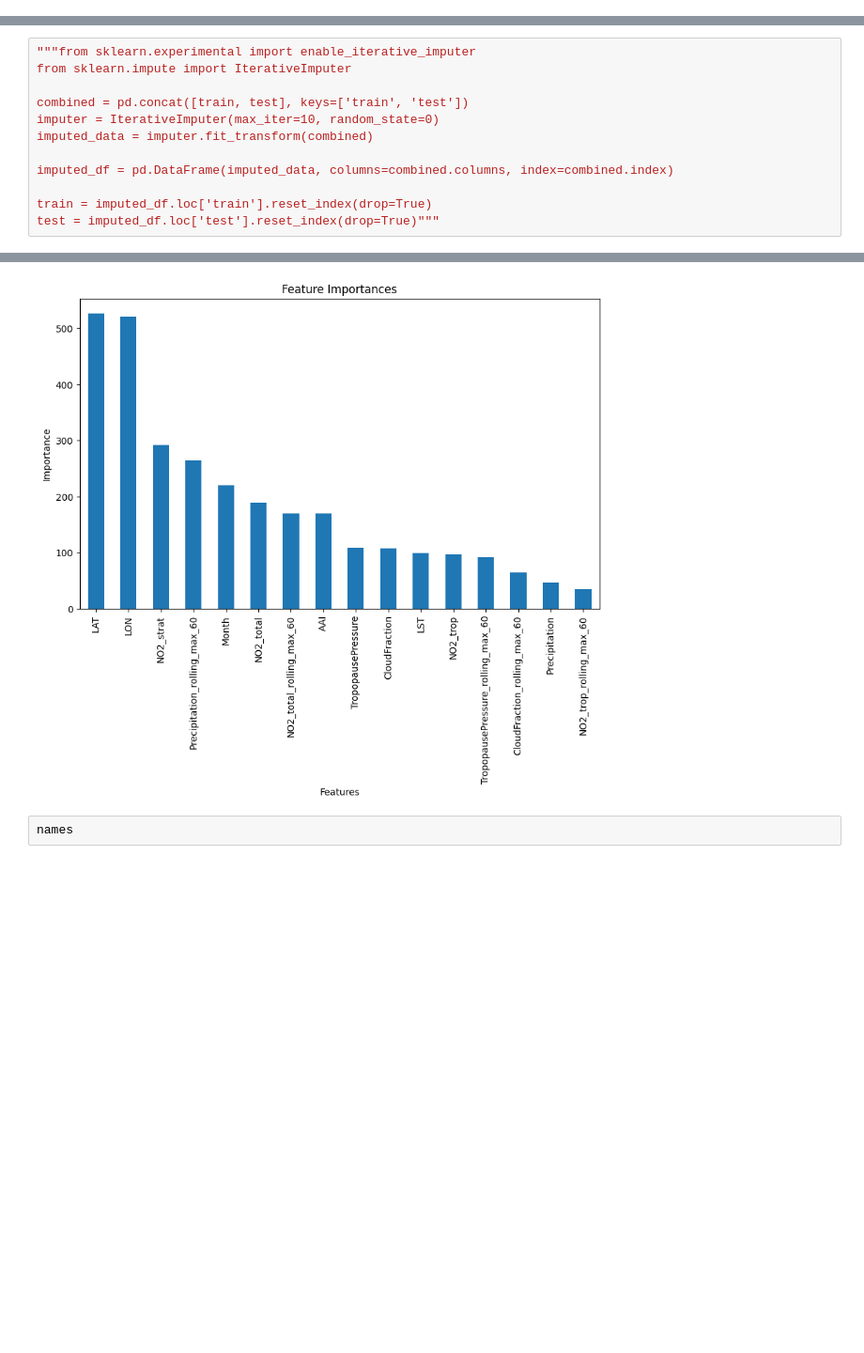
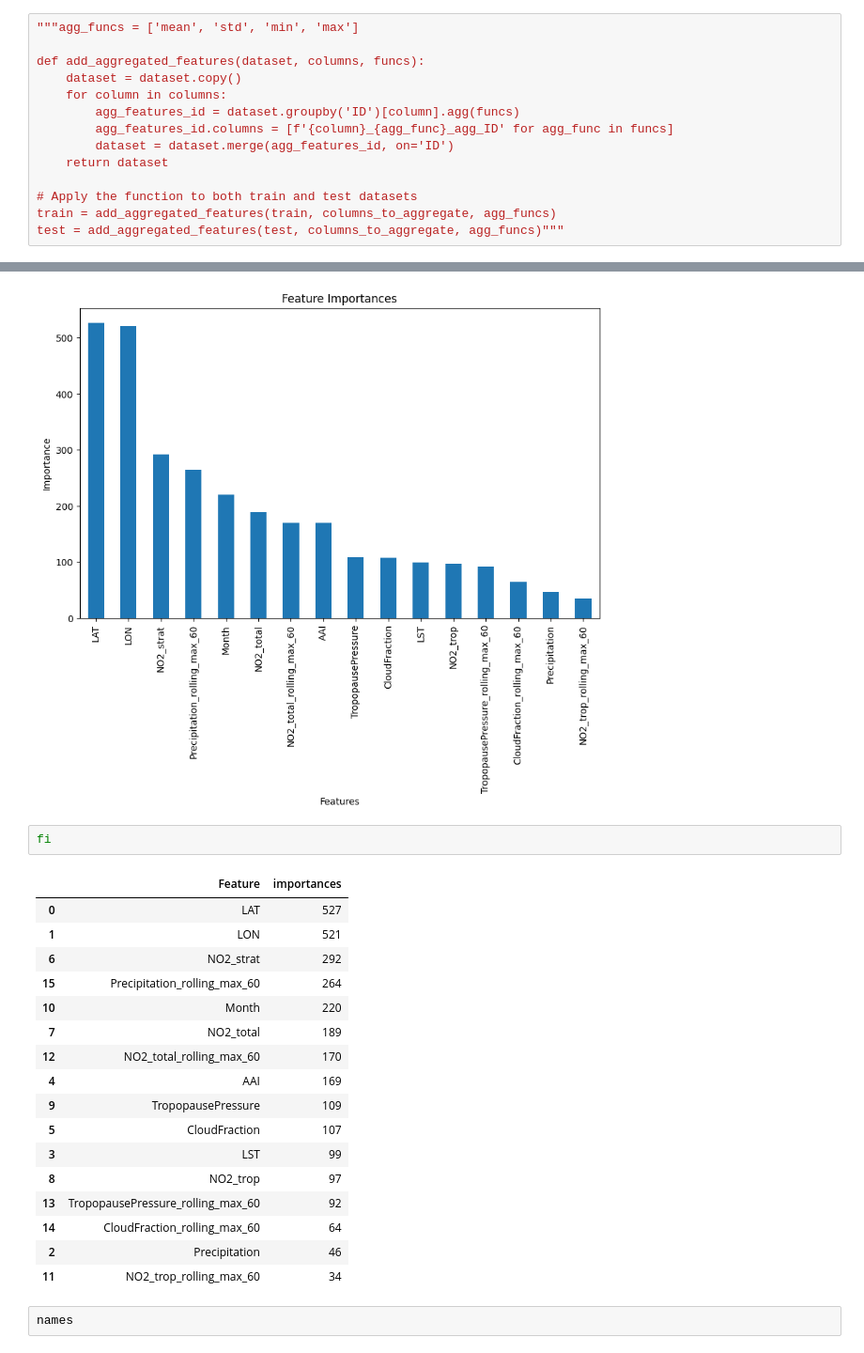
Before and after one commit to A7med7x7/geoai-ground-level-no2-estimation, a Jupyter notebook: notebooks/main copy.ipynb, the cells around one changed output, grey strips where cells are left out. Shown: that part at 94% size. Drawn from its saved outputs; the diff is of its cells as text; blank space fills up the shorter version.

```diff
--- a/notebooks/main copy.ipynb
+++ b/notebooks/main copy.ipynb
@@ -65,3 +65,17 @@ train.describe()
 | max | 45.889734 | 12.590682 | 135.396805 | 327.840000 | 2.143020 | 1.000000 | 0.000073 | 0.002047 | 0.001097 | ... |
 # %% [markdown]
 # Feature Engineering
+# %%
+"""agg_funcs = ['mean', 'std', 'min', 'max']
+
+def add_aggregated_features(dataset, columns, funcs):
+    dataset = dataset.copy()
+    for column in columns:
+        agg_features_id = dataset.groupby('ID')[column].agg(funcs)
+        agg_features_id.columns = [f'{column}_{agg_func}_agg_ID' for agg_func in funcs]
+        dataset = dataset.merge(agg_features_id, on='ID')
+    return dataset
+
+# Apply the function to both train and test datasets
+train = add_aggregated_features(train, columns_to_aggregate, agg_funcs)
+test = add_aggregated_features(test, columns_to_aggregate, agg_funcs)"""
@@ -146,15 +179,3 @@ train = imputed_df.loc['train'].reset_index(drop=True)
 train = imputed_df.loc['test'].reset_index(drop=True)"""
 # %% [output]
 "from sklearn.impute import KNNImputer\n\ncombined = pd.concat([train, test], keys=['train', 'test'])\nimputer = KNNImputer(n_neighbors=2)\nimputed_data = imputer.fit_transform(combined)\nimputed_df = ...
-# %%
-"""from sklearn.experimental import enable_iterative_imputer
-from sklearn.impute import IterativeImputer
-
-combined = pd.concat([train, test], keys=['train', 'test'])
-imputer = IterativeImputer(max_iter=10, random_state=0)
-imputed_data = imputer.fit_transform(combined)
-
-imputed_df = pd.DataFrame(imputed_data, columns=combined.columns, index=combined.index)
-
-train = imputed_df.loc['train'].reset_index(drop=True)
-test = imputed_df.loc['test'].reset_index(drop=True)"""
@@ -284,6 +315,26 @@ plt.ylabel('Importance')
 plt.show()
 # %% [output]
 [figure]
+# %%
+fi
+# %% [output]
+|  | Feature | importances |
+| 0 | LAT | 527 |
+| 1 | LON | 521 |
+| 6 | NO2_strat | 292 |
+| 15 | Precipitation_rolling_max_60 | 264 |
+| 10 | Month | 220 |
+| 7 | NO2_total | 189 |
+| 12 | NO2_total_rolling_max_60 | 170 |
+| 4 | AAI | 169 |
+| 9 | TropopausePressure | 109 |
+| 5 | CloudFraction | 107 |
+| 3 | LST | 99 |
+| 8 | NO2_trop | 97 |
+| 13 | TropopausePressure_rolling_max_60 | 92 |
+| 14 | CloudFraction_rolling_max_60 | 64 |
+| 2 | Precipitation | 46 |
+| 11 | NO2_trop_rolling_max_60 | 34 |
 # %%
 names
 # %% [output]
```
Also changed, not shown: parts of 9 cells of this notebook, 6 other files.
